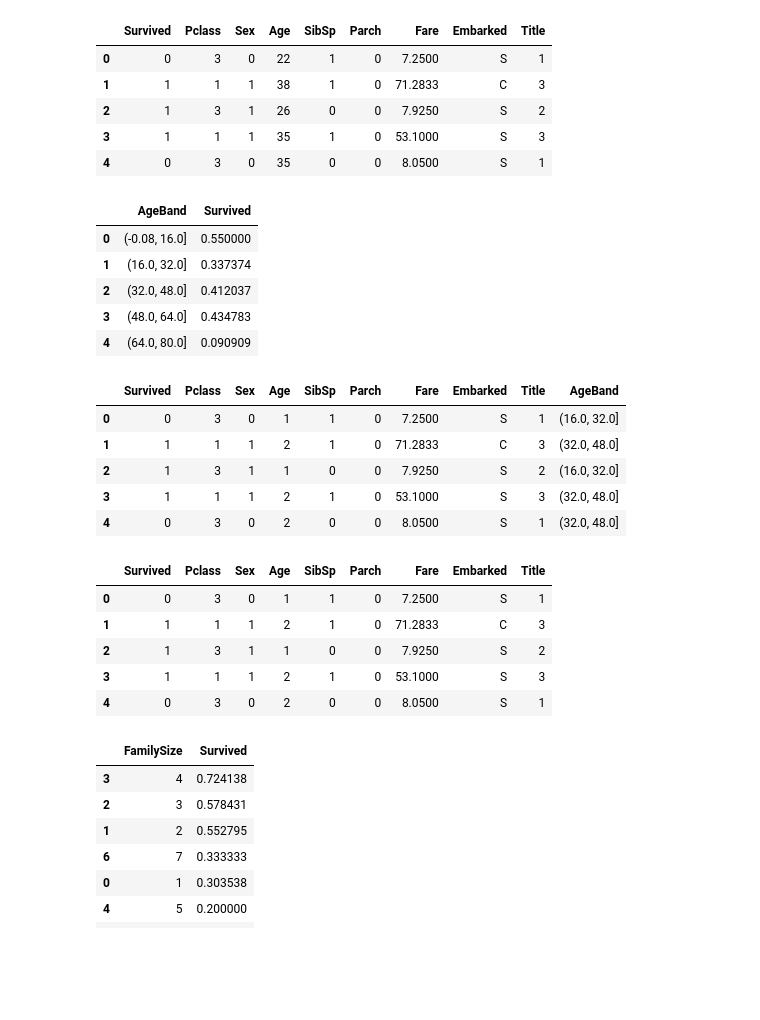
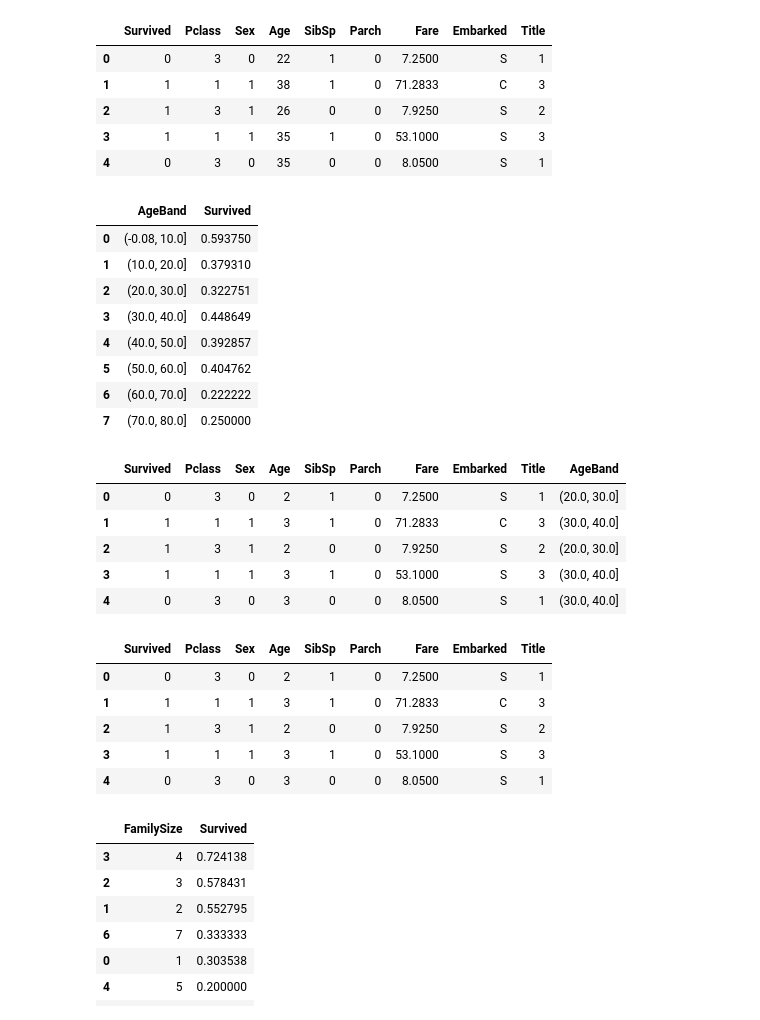
Before and after one commit to ettoreferranti/Titanic-notebook, a Jupyter notebook: ML-Test.ipynb, the cells around one changed output. Saved outputs shown, nothing was run; the diff lists cells and outputs as text; code cells hidden in the pictures; blank space fills up the shorter version.

```diff
--- a/ML-Test.ipynb
+++ b/ML-Test.ipynb
@@ -280,41 +280,47 @@ train_df.head()
 | 3 | 1 | 1 | 1 | 35 | 1 | 0 | 53.1000 | S | 3 |
 | 4 | 0 | 3 | 0 | 35 | 0 | 0 | 8.0500 | S | 1 |
 # %%
-train_df['AgeBand'] = pd.cut(train_df['Age'], 5)
+train_df['AgeBand'] = pd.cut(train_df['Age'], 8)
 train_df[['AgeBand', 'Survived']].groupby(['AgeBand'], as_index=False).mean().sort_values(by='AgeBand', ascending=True)
 # %% [output]
 |  | AgeBand | Survived |
-| 0 | (-0.08, 16.0] | 0.550000 |
-| 1 | (16.0, 32.0] | 0.337374 |
-| 2 | (32.0, 48.0] | 0.412037 |
-| 3 | (48.0, 64.0] | 0.434783 |
-| 4 | (64.0, 80.0] | 0.090909 |
+| 0 | (-0.08, 10.0] | 0.593750 |
+| 1 | (10.0, 20.0] | 0.379310 |
+| 2 | (20.0, 30.0] | 0.322751 |
+| 3 | (30.0, 40.0] | 0.448649 |
+| 4 | (40.0, 50.0] | 0.392857 |
+| 5 | (50.0, 60.0] | 0.404762 |
+| 6 | (60.0, 70.0] | 0.222222 |
+| 7 | (70.0, 80.0] | 0.250000 |
 # %%
 for dataset in combine:
-    dataset.loc[ dataset['Age'] <= 16, 'Age'] = 0
-    dataset.loc[(dataset['Age'] > 16) & (dataset['Age'] <= 32), 'Age'] = 1
-    dataset.loc[(dataset['Age'] > 32) & (dataset['Age'] <= 48), 'Age'] = 2
-    dataset.loc[(dataset['Age'] > 48) & (dataset['Age'] <= 64), 'Age'] = 3
-    dataset.loc[ dataset['Age'] > 64, 'Age']
+    dataset.loc[ dataset['Age'] <= 10, 'Age'] = 0
+    dataset.loc[(dataset['Age'] > 10) & (dataset['Age'] <= 20), 'Age'] = 1
+    dataset.loc[(dataset['Age'] > 20) & (dataset['Age'] <= 30), 'Age'] = 2
+    dataset.loc[(dataset['Age'] > 30) & (dataset['Age'] <= 40), 'Age'] = 3
+    dataset.loc[(dataset['Age'] > 40) & (dataset['Age'] <= 50), 'Age'] = 4
+    dataset.loc[(dataset['Age'] > 50) & (dataset['Age'] <= 60), 'Age'] = 5
+    dataset.loc[(dataset['Age'] > 60) & (dataset['Age'] <= 70), 'Age'] = 6
+    dataset.loc[ dataset['Age'] > 70, 'Age']
 train_df.head()
 # %% [output]
 |  | Survived | Pclass | Sex | Age | SibSp | Parch | Fare | Embarked | Title | AgeBand |
-| 0 | 0 | 3 | 0 | 1 | 1 | 0 | 7.2500 | S | 1 | (16.0, 32.0] |
-| 1 | 1 | 1 | 1 | 2 | 1 | 0 | 71.2833 | C | 3 | (32.0, 48.0] |
-| 2 | 1 | 3 | 1 | 1 | 0 | 0 | 7.9250 | S | 2 | (16.0, 32.0] |
-| 3 | 1 | 1 | 1 | 2 | 1 | 0 | 53.1000 | S | 3 | (32.0, 48.0] |
-| 4 | 0 | 3 | 0 | 2 | 0 | 0 | 8.0500 | S | 1 | (32.0, 48.0] |
+| 0 | 0 | 3 | 0 | 2 | 1 | 0 | 7.2500 | S | 1 | (20.0, 30.0] |
+| 1 | 1 | 1 | 1 | 3 | 1 | 0 | 71.2833 | C | 3 | (30.0, 40.0] |
+| 2 | 1 | 3 | 1 | 2 | 0 | 0 | 7.9250 | S | 2 | (20.0, 30.0] |
+| 3 | 1 | 1 | 1 | 3 | 1 | 0 | 53.1000 | S | 3 | (30.0, 40.0] |
+| 4 | 0 | 3 | 0 | 3 | 0 | 0 | 8.0500 | S | 1 | (30.0, 40.0] |
 # %%
 train_df = train_df.drop(['AgeBand'], axis=1)
 combine = [train_df, test_df]
 train_df.head()
 # %% [output]
 |  | Survived | Pclass | Sex | Age | SibSp | Parch | Fare | Embarked | Title |
-| 0 | 0 | 3 | 0 | 1 | 1 | 0 | 7.2500 | S | 1 |
-| 1 | 1 | 1 | 1 | 2 | 1 | 0 | 71.2833 | C | 3 |
-| 2 | 1 | 3 | 1 | 1 | 0 | 0 | 7.9250 | S | 2 |
-| 3 | 1 | 1 | 1 | 2 | 1 | 0 | 53.1000 | S | 3 |
-| 4 | 0 | 3 | 0 | 2 | 0 | 0 | 8.0500 | S | 1 |
+| 0 | 0 | 3 | 0 | 2 | 1 | 0 | 7.2500 | S | 1 |
+| 1 | 1 | 1 | 1 | 3 | 1 | 0 | 71.2833 | C | 3 |
+| 2 | 1 | 3 | 1 | 2 | 0 | 0 | 7.9250 | S | 2 |
+| 3 | 1 | 1 | 1 | 3 | 1 | 0 | 53.1000 | S | 3 |
+| 4 | 0 | 3 | 0 | 3 | 0 | 0 | 8.0500 | S | 1 |
 # %%
 for dataset in combine:
     dataset['FamilySize'] = dataset['SibSp'] + dataset['Parch'] + 1
```
Also changed, not shown: parts of 20 cells of this notebook.
